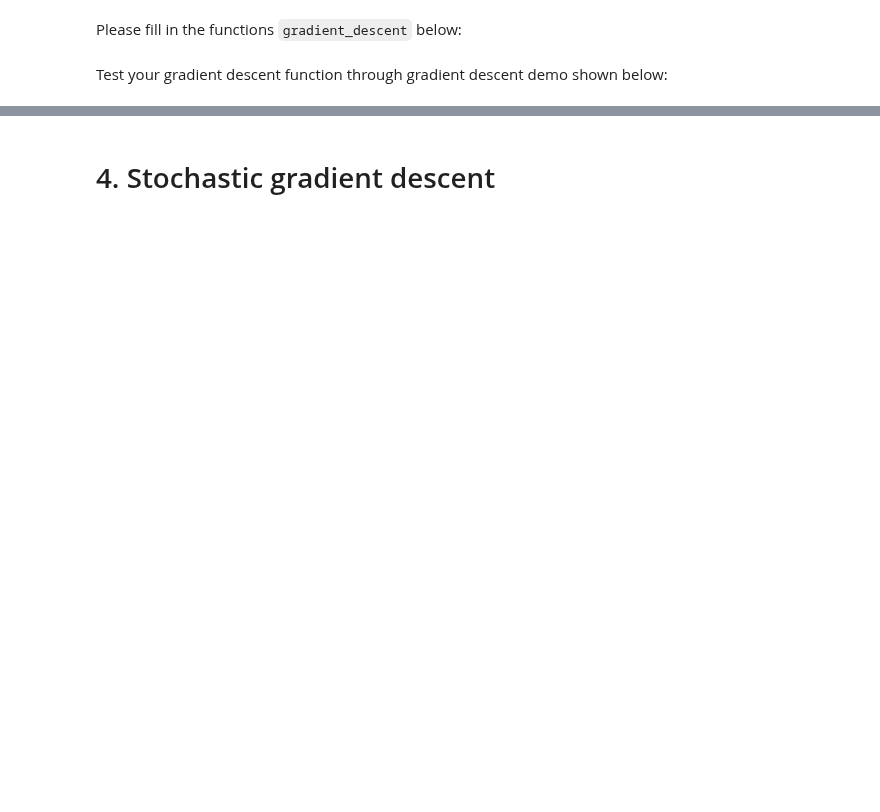
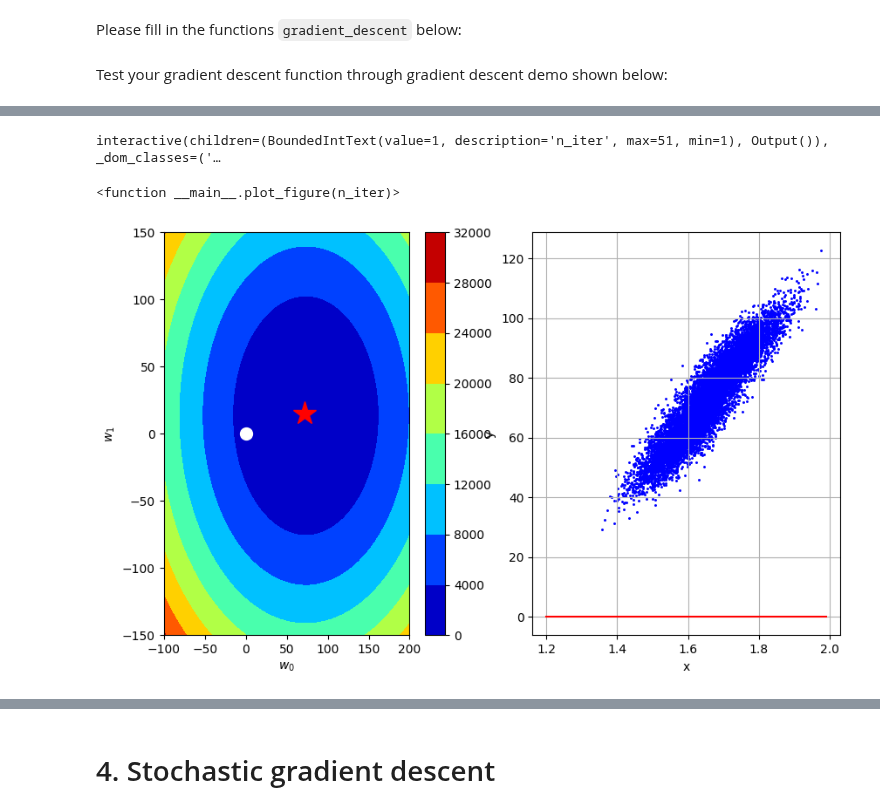
Before and after one commit to glueckf/CS_433_Machine_Learning, a Jupyter notebook: labs/ex02/template/ex02.ipynb, the cells around one changed output, grey strips where cells are left out. Drawn from its saved outputs; the diff is of its cells as text; code cells hidden in the pictures; blank space fills up the shorter version.

```diff
--- a/labs/ex02/template/ex02.ipynb
+++ b/labs/ex02/template/ex02.ipynb
@@ -122,0 +284,14 @@ def compute_gradient(y, tx, w):
+# %%
+for w in [np.array([100.0, 20.0]), np.array([50.0, 10.0])]:
+    grad = compute_gradient(y, tx, w)
+    print(
+        "w = ({:>6.1f}, {:>5.1f}) -> grad = ({:>8.4f}, {:>8.4f}), "
+        "||grad|| = {:>7.4f}, distance to optimum = {:>7.4f}".format(
+            w[0], w[1], grad[0], grad[1], np.linalg.norm(grad),
+            np.linalg.norm(w - w_opt),
+        )
+    )
+
+# Why the two coincide here: the Hessian of the MSE is (1/N) * tx.T @ tx,
+# and the data was standardized, so this is (almost exactly) the identity.
+print("\nHessian (1/N) X^T X =\n", tx.T @ tx / len(y))
@@ -123,7 +311,7 @@ def compute_gradient(y, tx, w):
 # %% [markdown]
 Please fill in the functions `gradient_descent` below:
 # %%
-def gradient_descent(y, tx, initial_w, max_iters, gamma):
+def gradient_descent(y, tx, initial_w, max_iters, gamma, verbose=True):
     """The Gradient Descent (GD) algorithm.
 
     Args:
@@ -132,6 +320,7 @@ def gradient_descent(y, tx, initial_w, max_iters, gamma):
         initial_w: numpy array of shape=(2, ). The initial guess (or the initialization) for the model parameters
         max_iters: a scalar denoting the total number of iterations of GD
         gamma: a scalar denoting the stepsize
+        verbose: whether to print the loss and parameters at each iteration
 
     Returns:
         losses: a list of length max_iters containing the loss value (scalar) for each iteration of GD
@@ -143,25 +332,19 @@ def gradient_descent(y, tx, initial_w, max_iters, gamma):
     losses = []
     w = initial_w
     for n_iter in range(max_iters):
-        # ***************************************************
-        # INSERT YOUR CODE HERE
-        # TODO: compute gradient and loss
-        # ***************************************************
-        raise NotImplementedError
-        # ***************************************************
-        # INSERT YOUR CODE HERE
-        # TODO: update w by gradient
-        # ***************************************************
-        raise NotImplementedError
+        loss = compute_loss(y, tx, w, loss_type="mse")
+        gradient = compute_gradient(y, tx, w)
 
+        w = w - gamma * gradient
         # store w and loss
         ws.append(w)
         losses.append(loss)
-        print(
-            "GD iter. {bi}/{ti}: loss={l}, w0={w0}, w1={w1}".format(
-                bi=n_iter, ti=max_iters - 1, l=loss, w0=w[0], w1=w[1]
+        if verbose:
+            print(
+                "GD iter. {bi}/{ti}: loss={l}, w0={w0}, w1={w1}".format(
+                    bi=n_iter, ti=max_iters - 1, l=loss, w0=w[0], w1=w[1]
+                )
             )
-        )
 
     return losses, ws
 # %% [markdown]
@@ -188,22 +391,26 @@ print("GD: execution time={t:.3f} seconds".format(t=exection_time))
 # %%
 # Time Visualization
-from ipywidgets import IntSlider, interact
+from ipywidgets import BoundedIntText, interact
 
 
 def plot_figure(n_iter):
     fig = gradient_descent_visualization(
         gd_losses,
         gd_ws,
         grid_losses,
         grid_w0,
         grid_w1,
         mean_x,
         std_x,
         height,
         weight,
         n_iter,
     )
     fig.set_size_inches(10.0, 6.0)
 
 
-interact(plot_figure, n_iter=IntSlider(min=1, max=len(gd_ws)))
+interact(plot_figure, n_iter=BoundedIntText(min=1, max=len(gd_ws), value=1))
+# %% [output]
+interactive(children=(BoundedIntText(value=1, description='n_iter', max=51, min=1), Output()), _dom_classes=('…
+<function __main__.plot_figure(n_iter)>
+[figure, added]
```
Also changed, not shown: parts of 59 cells of this notebook, 5 other files.
